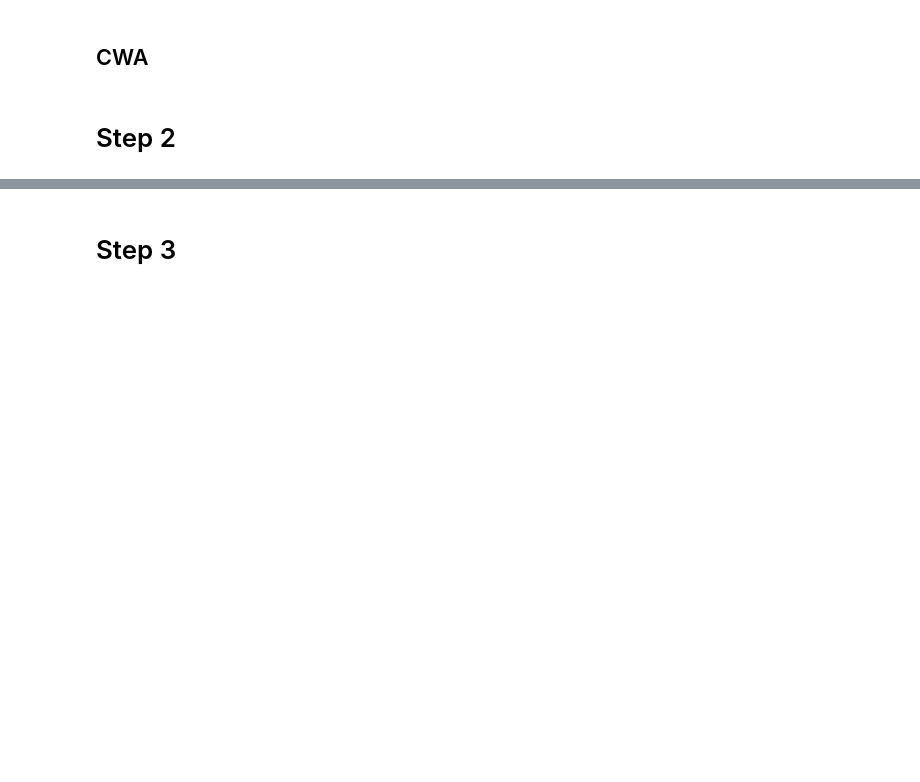
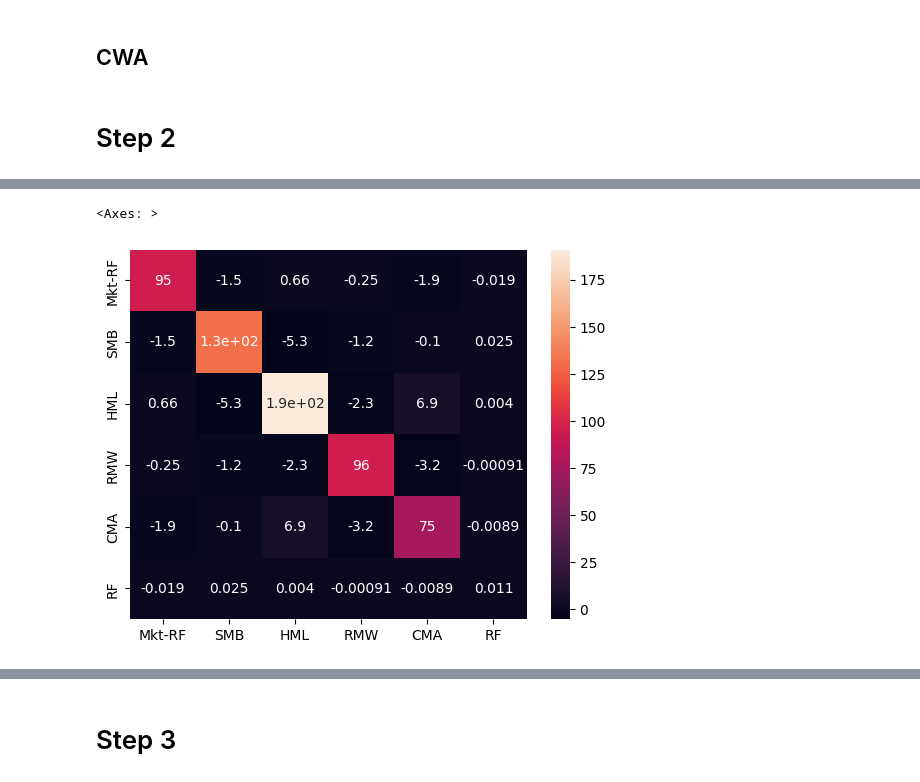
Before and after one commit to pankajti/wqu, a Jupyter notebook: portfolio_gwp1_p.ipynb, the cells around one changed output, grey strips where cells are left out. Drawn from its saved outputs; the diff is of its cells as text; code cells hidden in the pictures; blank space fills up the shorter version.

```diff
--- a/portfolio_gwp1_p.ipynb
+++ b/portfolio_gwp1_p.ipynb
@@ -88 +88,6 @@ factors_5_df_changes.corr()
+# %%
+sns.heatmap(factors_5_df_changes.cov(), annot = True)
+# %% [output]
+<Axes: >
+[figure, added]
 # %%
```
Also changed, not shown: parts of 15 cells of this notebook.
